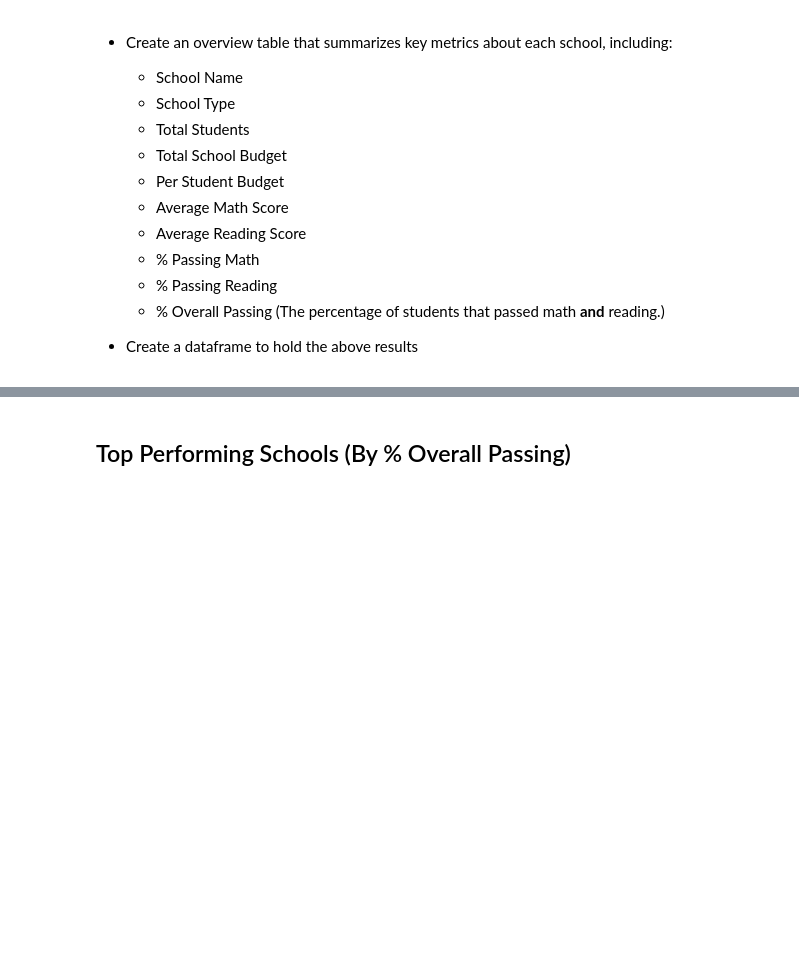
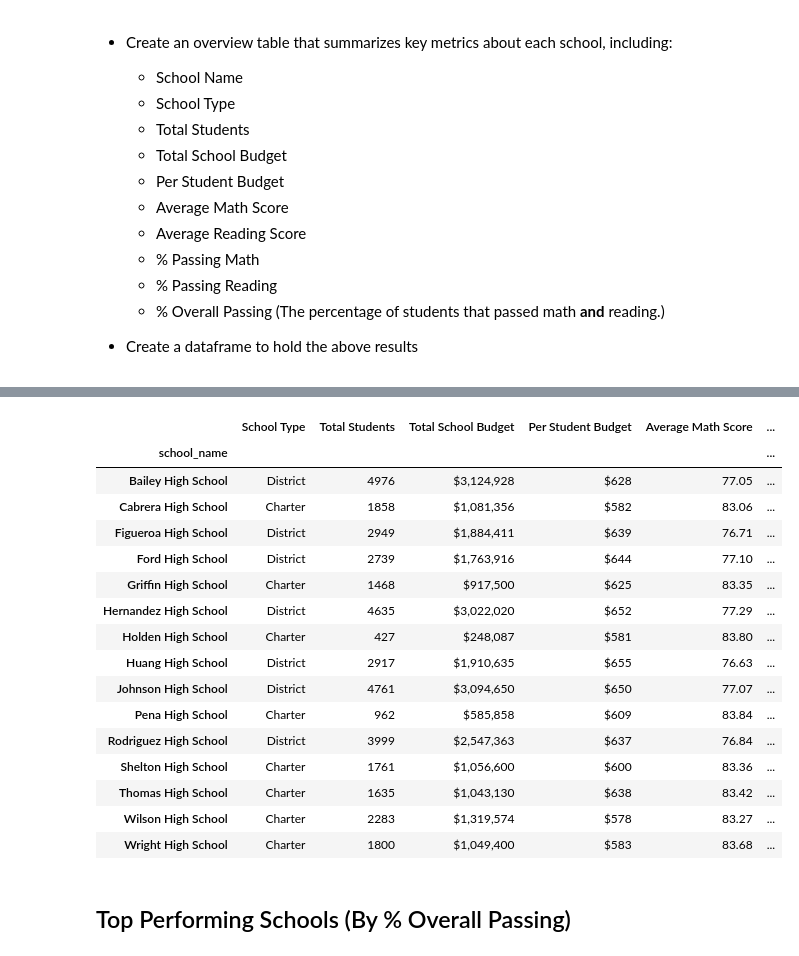
Before and after one commit to ellengrove/pandas-challenge, a Jupyter notebook: PyCitySchools/PyCitySchools_starter.ipynb, the cells around one changed output, grey strips where cells are left out. Cells and saved outputs as stored; diff of their text form; code cells hidden in the pictures; blank space fills up the shorter version.

Commit message:
drafted code for each table, pending formatting edits

```diff
--- a/PyCitySchools/PyCitySchools_starter.ipynb
+++ b/PyCitySchools/PyCitySchools_starter.ipynb
@@ -138,3 +125,47 @@ district_summary
+# %%
+school_summary = pd.merge(stats_by_school,scores_by_school,on="school_name")
+# %%
+school_summary = school_summary.rename(columns={"type" : "School Type",
+                                               "budget" : "Total School Budget",
+                                               "size" : "Total Students",
+                                               "reading_score" : "Average Reading Score",
+                                               "math_score" : "Average Math Score"})
+
+school_summary['% Passing Reading'] = school_summary['% Passing Reading'] * 100
+school_summary['% Passing Math'] = school_summary['% Passing Math'] * 100
+school_summary['% Overall Passing'] = school_summary['% Overall Passing'] * 100
+# %%
+school_summary_format = pd.DataFrame(school_summary).copy()
+# %%
+school_summary_format["Total School Budget"] = school_summary_format["Total School Budget"].map("${:,}".format)
+school_summary_format["Per Student Budget"] = school_summary_format["Per Student Budget"].map("${:,}".format)
+school_summary_format["Average Reading Score"] = school_summary_format["Average Reading Score"].map("{:.2f}".format)
+school_summary_format["Average Math Score"] = school_summary_format["Average Math Score"].map("{:.2f}".format)
+school_summary_format["% Passing Reading"] = (school_summary_format["% Passing Reading"]).map("{:.2f}%".format)
+school_summary_format["% Passing Math"] = (school_summary_format["% Passing Math"]).map("{:.2f}%".format)
+school_summary_format["% Overall Passing"] = (school_summary_format["% Overall Passing"]).map("{:.2f}%".format)
+# %%
+school_summary_format[["School Type", "Total Students", "Total School Budget", "Per Student Budget",
+                "Average Math Score", "Average Reading Score", "% Passing Math",
+                "% Passing Reading", "% Overall Passing"]]
+# %% [output]
+|  | School Type | Total Students | Total School Budget | Per Student Budget | Average Math Score | ... |
+| school_name |  |  |  |  |  | ... |
+| Bailey High School | District | 4976 | $3,124,928 | $628 | 77.05 | ... |
+| Cabrera High School | Charter | 1858 | $1,081,356 | $582 | 83.06 | ... |
+| Figueroa High School | District | 2949 | $1,884,411 | $639 | 76.71 | ... |
+| Ford High School | District | 2739 | $1,763,916 | $644 | 77.10 | ... |
+| Griffin High School | Charter | 1468 | $917,500 | $625 | 83.35 | ... |
+| Hernandez High School | District | 4635 | $3,022,020 | $652 | 77.29 | ... |
+| Holden High School | Charter | 427 | $248,087 | $581 | 83.80 | ... |
+| Huang High School | District | 2917 | $1,910,635 | $655 | 76.63 | ... |
+| Johnson High School | District | 4761 | $3,094,650 | $650 | 77.07 | ... |
+| Pena High School | Charter | 962 | $585,858 | $609 | 83.84 | ... |
+| Rodriguez High School | District | 3999 | $2,547,363 | $637 | 76.84 | ... |
+| Shelton High School | Charter | 1761 | $1,056,600 | $600 | 83.36 | ... |
+| Thomas High School | Charter | 1635 | $1,043,130 | $638 | 83.42 | ... |
+| Wilson High School | Charter | 2283 | $1,319,574 | $578 | 83.27 | ... |
+| Wright High School | Charter | 1800 | $1,049,400 | $583 | 83.68 | ... |
 # %% [markdown]
 ## Top Performing Schools (By % Overall Passing)
 # %% [markdown]
```
Also changed, not shown: parts of 32 cells of this notebook.
